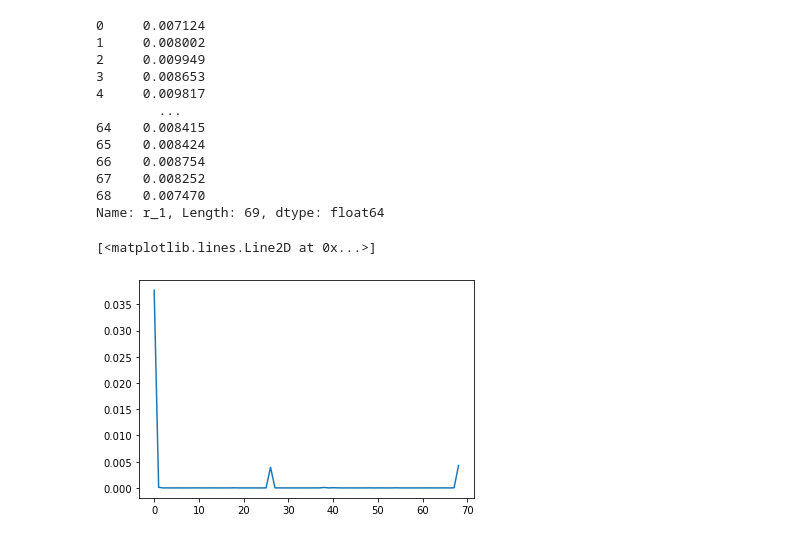
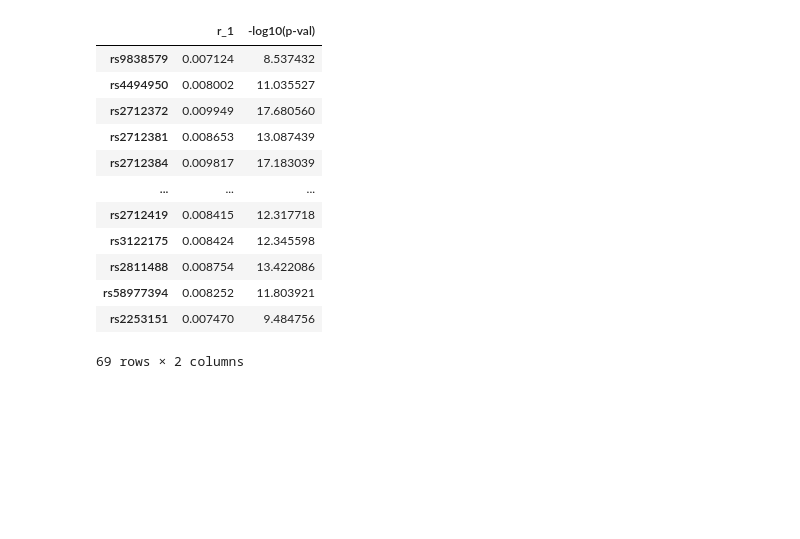
Before and after one commit to datasandwich/Code, a Jupyter notebook: Index Reordering for Meta Analysis.ipynb, the cells around one changed output. Drawn from its saved outputs; the diff is of its cells as text; code cells hidden in the pictures; blank space fills up the shorter version.

```diff
--- a/Index Reordering for Meta Analysis.ipynb
+++ b/Index Reordering for Meta Analysis.ipynb
@@ -51 +256,17 @@ KeyError: "['hm_rsid'] not found in axis"
+# %%
+results
+# %% [output]
+|  | r_1 | -log10(p-val) |
+| rs9838579 | 0.007124 | 8.537432 |
+| rs4494950 | 0.008002 | 11.035527 |
+| rs2712372 | 0.009949 | 17.680560 |
+| rs2712381 | 0.008653 | 13.087439 |
+| rs2712384 | 0.009817 | 17.183039 |
+| ... | ... | ... |
+| rs2712419 | 0.008415 | 12.317718 |
+| rs3122175 | 0.008424 | 12.345598 |
+| rs2811488 | 0.008754 | 13.422086 |
+| rs58977394 | 0.008252 | 11.803921 |
+| rs2253151 | 0.007470 | 9.484756 |
+69 rows × 2 columns
 # %%
@@ -56,15 +275,0 @@ results = pd.read_csv('Meta_Analysis/Meta_Results_Chrom_1.csv')
-# %%
-results.r_1
-# %% [output]
-0     0.007124
-1     0.008002
-2     0.009949
-3     0.008653
-4     0.009817
-        ...
-64    0.008415
-65    0.008424
-66    0.008754
-67    0.008252
-68    0.007470
-Name: r_1, Length: 69, dtype: float64
@@ -84,6 +275,0 @@ p_values_corrected = adjusted_p_values.iloc[np.where(adjusted_p_values<0.05)]
-# %%
-import matplotlib.pyplot as plt
-plt.plot(p_values_corrected)
-# %% [output]
-[<matplotlib.lines.Line2D at 0x...>]
-[figure, removed]
```
Also changed, not shown: parts of 27 cells of this notebook, 3 other files.
